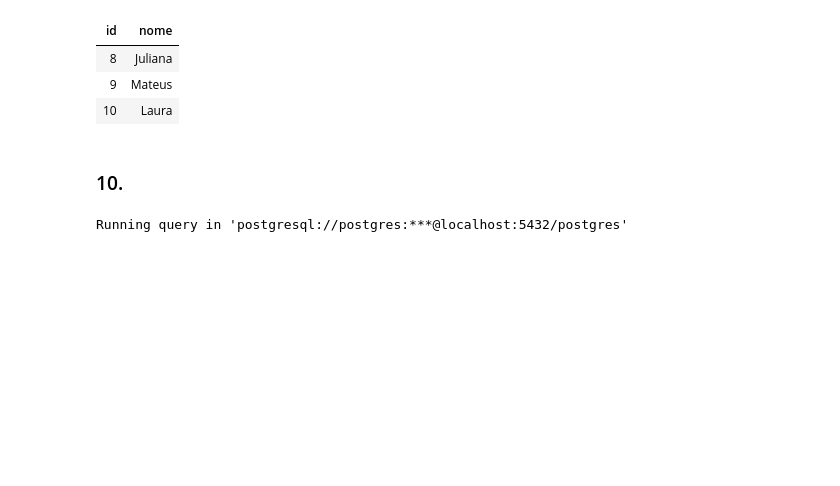
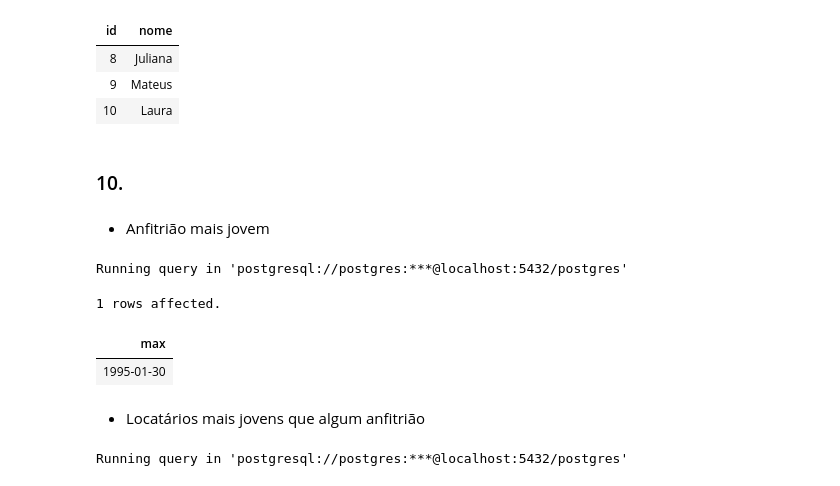
Before and after one commit to MiguelHenri/SCC0240, a Jupyter notebook: t1.ipynb, the cells around one changed output. Saved outputs shown, nothing was run; the diff lists cells and outputs as text; code cells hidden in the pictures; blank space fills up the shorter version.

```diff
--- a/t1.ipynb
+++ b/t1.ipynb
@@ -306,6 +306,21 @@ Running query in 'postgresql://postgres:***@localhost:5432/postgres'
 | 10 | Laura |
 # %% [markdown]
 ### 10.
+# %% [markdown]
+- Anfitrião mais jovem
+# %%
+%%sql
+SELECT
+    MAX(Usuarios.Nascimento)
+FROM Usuarios, Propriedades
+WHERE Usuarios.ID = Propriedades.idproprietario
+# %% [output]
+Running query in 'postgresql://postgres:***@localhost:5432/postgres'
+1 rows affected.
+| max |
+| 1995-01-30 |
+# %% [markdown]
+- Locatários mais jovens que algum anfitrião
 # %%
 %%sql
 SELECT DISTINCT
```
Also changed, not shown: parts of 2 cells of this notebook.
